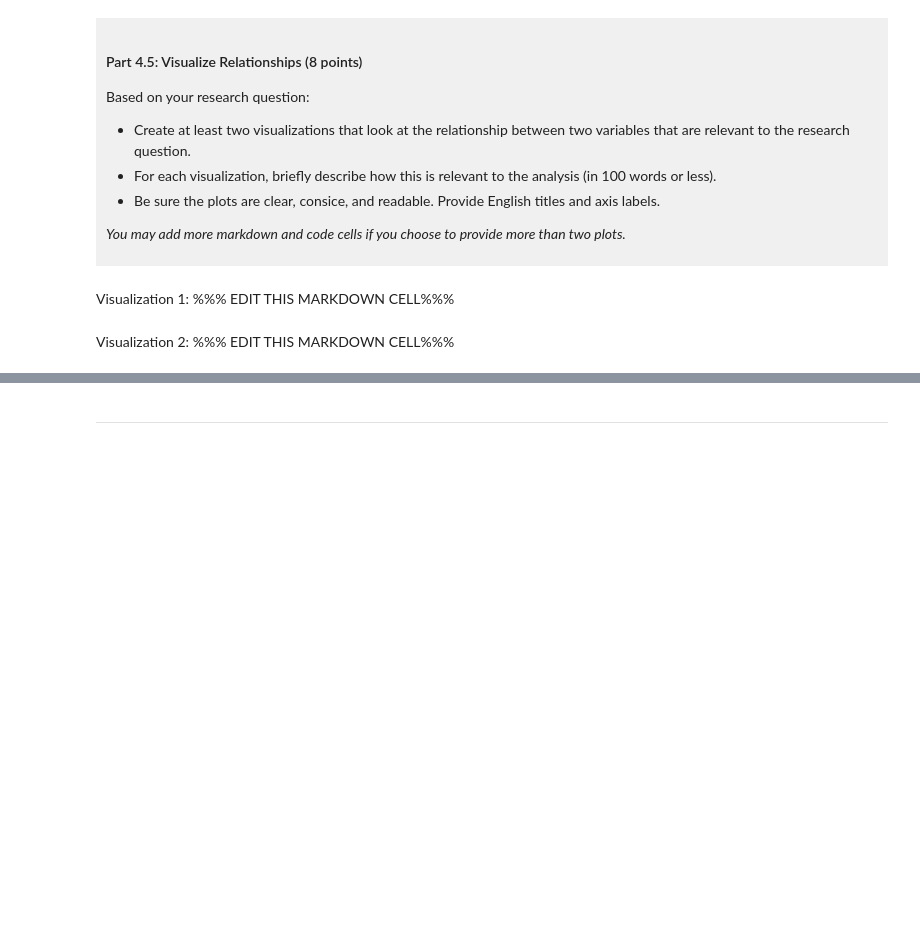
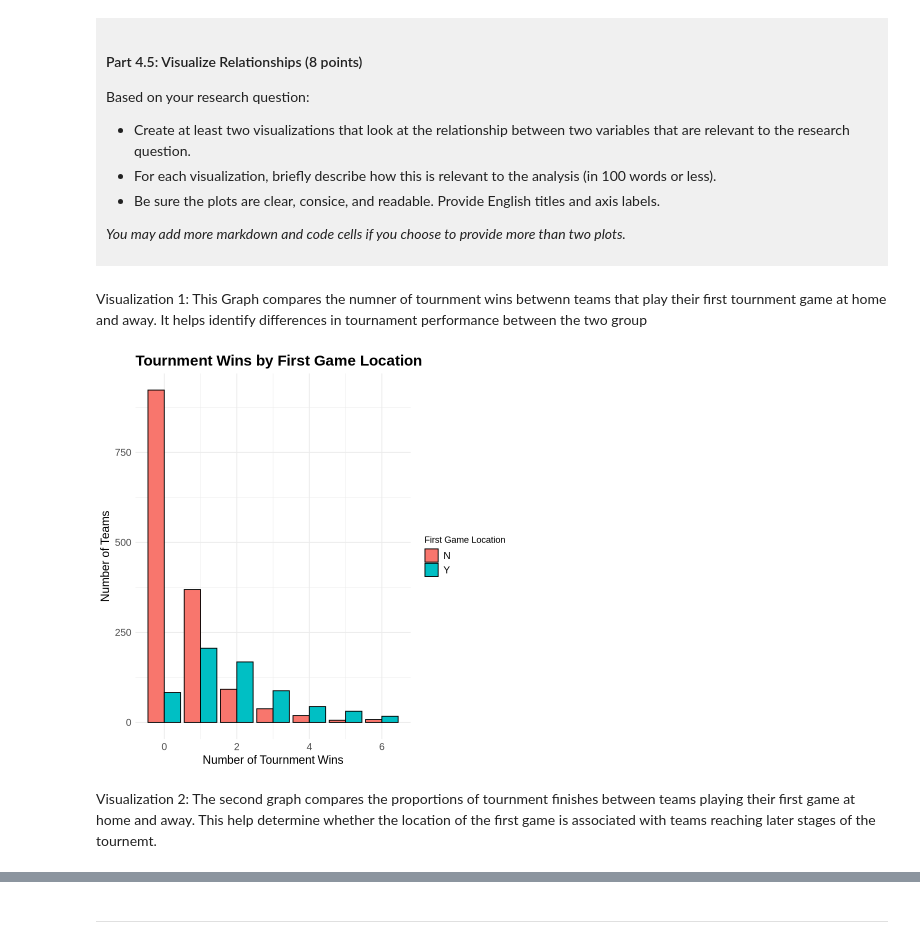
Before and after one commit to yemyatyaungsinCarson/dsci-100-project-ymys-carson, a Jupyter notebook: dsci-100-project-notebook.ipynb, the cells around one changed output, grey strips where cells are left out. Cells and saved outputs as stored; diff of their text form; code cells hidden in the pictures; blank space fills up the shorter version.

```diff
--- a/dsci-100-project-notebook.ipynb
+++ b/dsci-100-project-notebook.ipynb
@@ -273,9 +432,24 @@ Based on your research question:
 *You may add more markdown and code cells if you choose to provide more than two plots.*
 </div>
 # %% [markdown]
-Visualization 1: %%% EDIT THIS MARKDOWN CELL%%%
+Visualization 1: This Graph compares the numner of tournment wins betwenn teams that play their first tournment game at home and away. It helps identify differences in tournament performance between the two group
 # %%
-### EDIT THIS CODE CELL FOR VISUALIZATION 1###
+#compare average tournement wins between home and away teams
+ggplot(tidy_march_madness, aes(x=tourney_wins, fill=first_game_at_home))+
+    geom_bar(position="dodge", color="black") +
+    labs(title= "Tournment Wins by First Game Location",
+         x= "Number of Tournment Wins",
+         y= "Number of Teams",
+         fill= "First Game Location")+
+theme_minimal()+
+theme(
+    plot.title = element_text(size = 18, face = "bold"),
+    axis.title = element_text(size = 14),
+    axis.text = element_text(size = 12),
+    legend.text = element_text(size = 12)
+  )
+# %% [output]
+[figure, added]
 # %% [markdown]
-Visualization 2: %%% EDIT THIS MARKDOWN CELL%%%
+Visualization 2: The second graph compares the proportions of tournment finishes between teams playing their first game at home and away. This help determine whether the location of the first game is associated with teams reaching later stages of the tournemt.
 # %%
```
Also changed, not shown: parts of 11 cells of this notebook.
